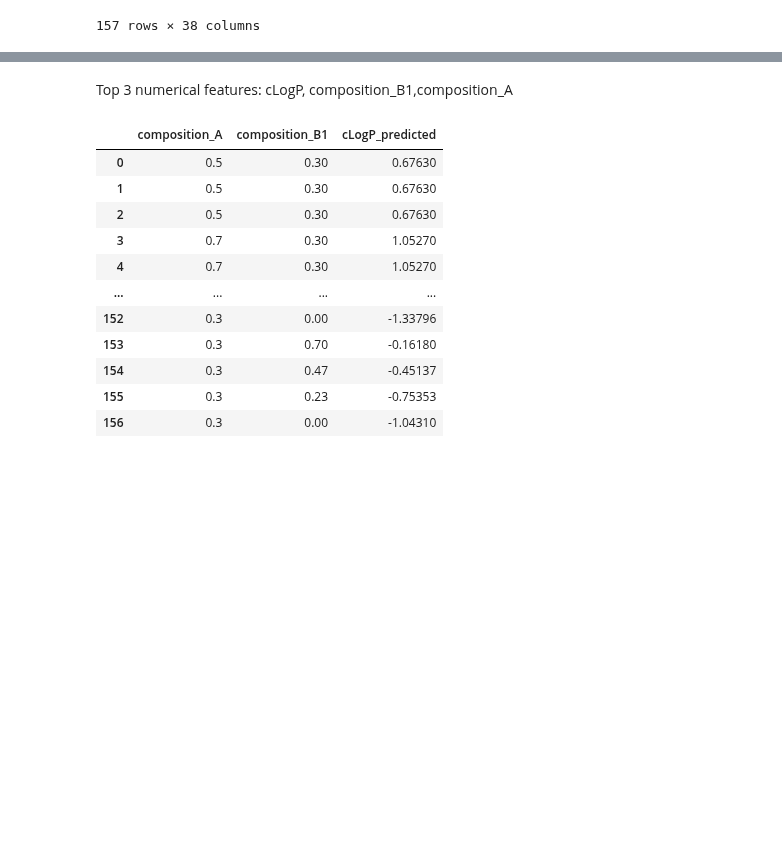
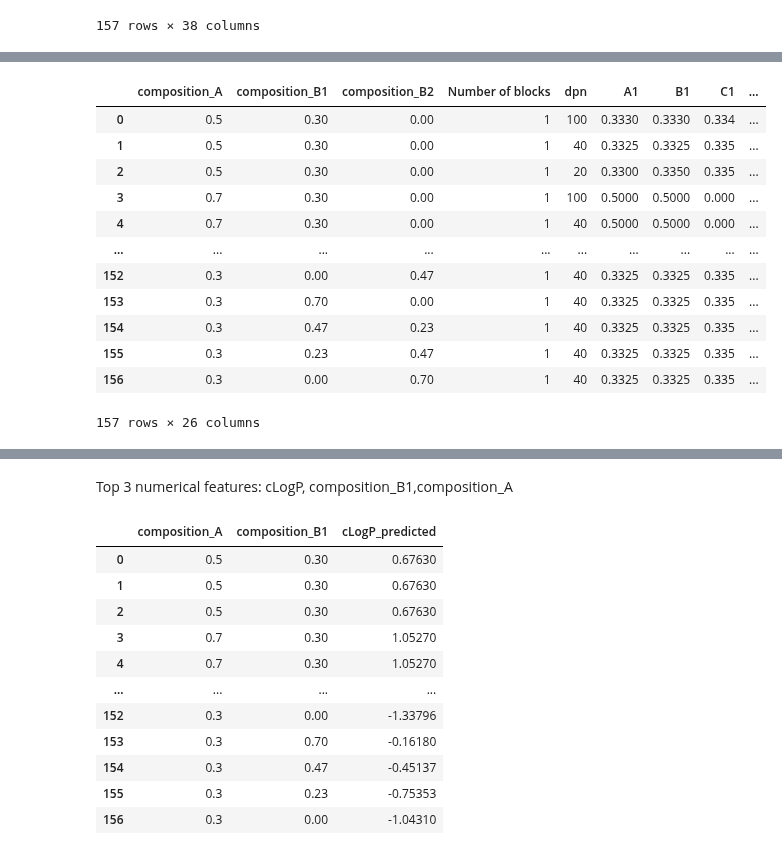
Before and after one commit to YimengJin/Thesis_Yimeng, a Jupyter notebook: Polymer BO.ipynb, the cells around one changed output, grey strips where cells are left out. Saved outputs shown, nothing was run; the diff lists cells and outputs as text; code cells hidden in the pictures; blank space fills up the shorter version.

```diff
--- a/Polymer BO.ipynb
+++ b/Polymer BO.ipynb
@@ -41,0 +64,3 @@ data
+# %%
+data = data.drop(columns=['composition_C','Polymer Index','Dispersity','clogP','block_sequence_theoretical', 'block_sequence_experimental','MIC_PAO1', 'MIC_PA','MIC_EC', 'MIC_AB', 'MIC_SA', 'MIC_MSmeg','GPC','Target','NMR'])
+data = data.replace({'>128':128,'>256':256, '32-64':64, '64-128':128,'128-256':256})
@@ -41,0 +69,20 @@ data
+# %%
+data['Category'] = data['MIC_PAO1_PA'].apply(lambda x: 1 if x <= 64 else 0)
+data = data.drop(columns = ['MIC_PAO1_PA'])
+# %%
+data_with_dummies = pd.get_dummies(data, drop_first=True)
+data_with_dummies
+# %% [output]
+|  | composition_A | composition_B1 | composition_B2 | Number of blocks | dpn | A1 | B1 | C1 | ... |
+| 0 | 0.5 | 0.30 | 0.00 | 1 | 100 | 0.3330 | 0.3330 | 0.334 | ... |
+| 1 | 0.5 | 0.30 | 0.00 | 1 | 40 | 0.3325 | 0.3325 | 0.335 | ... |
+| 2 | 0.5 | 0.30 | 0.00 | 1 | 20 | 0.3300 | 0.3350 | 0.335 | ... |
+| 3 | 0.7 | 0.30 | 0.00 | 1 | 100 | 0.5000 | 0.5000 | 0.000 | ... |
+| 4 | 0.7 | 0.30 | 0.00 | 1 | 40 | 0.5000 | 0.5000 | 0.000 | ... |
+| ... | ... | ... | ... | ... | ... | ... | ... | ... | ... |
+| 152 | 0.3 | 0.00 | 0.47 | 1 | 40 | 0.3325 | 0.3325 | 0.335 | ... |
+| 153 | 0.3 | 0.70 | 0.00 | 1 | 40 | 0.3325 | 0.3325 | 0.335 | ... |
+| 154 | 0.3 | 0.47 | 0.23 | 1 | 40 | 0.3325 | 0.3325 | 0.335 | ... |
+| 155 | 0.3 | 0.23 | 0.47 | 1 | 40 | 0.3325 | 0.3325 | 0.335 | ... |
+| 156 | 0.3 | 0.00 | 0.70 | 1 | 40 | 0.3325 | 0.3325 | 0.335 | ... |
+157 rows × 26 columns
```
Also changed, not shown: parts of 12 cells of this notebook, 1 other file.
